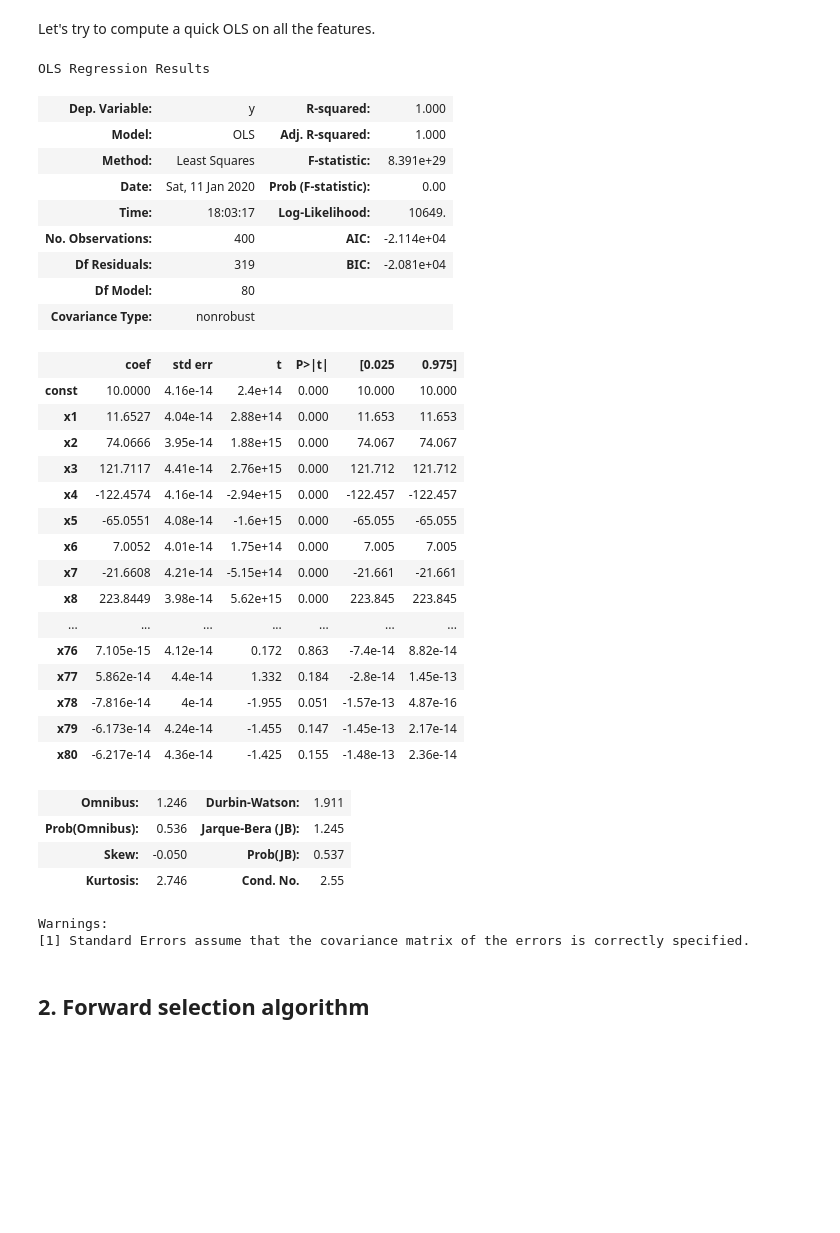
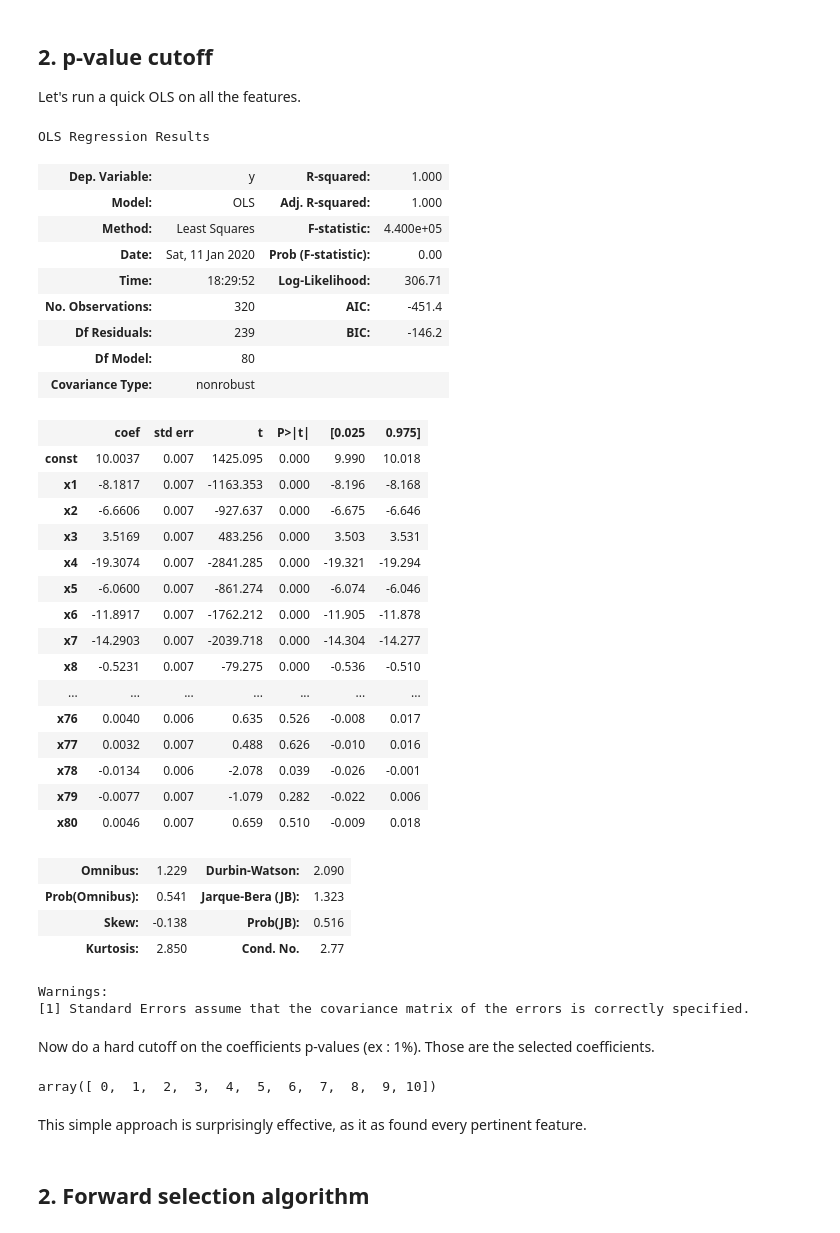
Before and after one commit to oulianov/linear-models, a Jupyter notebook: Feature selection.ipynb, the cells around one changed output. Cells and saved outputs as stored; diff of their text form; code cells hidden in the pictures; blank space fills up the shorter version.

```diff
--- a/Feature selection.ipynb
+++ b/Feature selection.ipynb
@@ -33,7 +34,8 @@ m = 80
 
 X = np.random.normal(size=(n, m))
 
-a = 10
-b = 100*np.random.normal(size=10)
+a = 10 # intercept
+b = 10*np.random.normal(size=10)
 y = a + X[:,:10].dot(b)
+y = y + np.random.normal(size=n)*0.1
 # %% [markdown]
@@ -47,57 +55,66 @@ plt.plot(X[:, np.argmax(b)], y, '.')
 # %% [markdown]
-Let's try to compute a quick OLS on all the features.
+## 2. p-value cutoff
+
+Let's run a quick OLS on all the features.
 # %%
 def add_1(X):
     n = X.shape[0]
     i = np.ones((n,1))
     return np.concatenate((i, X), axis=1)
 
 def run_OLS(X, y, const=True):
     """Performs an OLS regression using the module statsmodel."""
     if const:
         model = OLS(y, add_1(X), hasconst=True).fit()
     else:
         model = OLS(y, X).fit()
     return model
 
-
-
-X_train, X_test, y_train, y_test = train_test_split(X, y, test_size=0.2)
-
-run_OLS(X, y).summary()
+model = run_OLS(X_train, y_train)
+model.summary()
 # %% [output]
 OLS Regression Results
 | Dep. Variable: | y | R-squared: | 1.000 |
 | Model: | OLS | Adj. R-squared: | 1.000 |
-| Method: | Least Squares | F-statistic: | 8.391e+29 |
+| Method: | Least Squares | F-statistic: | 4.400e+05 |
 | Date: | Sat, 11 Jan 2020 | Prob (F-statistic): | 0.00 |
-| Time: | 18:03:17 | Log-Likelihood: | 10649. |
-| No. Observations: | 400 | AIC: | -2.114e+04 |
-| Df Residuals: | 319 | BIC: | -2.081e+04 |
+| Time: | 18:29:52 | Log-Likelihood: | 306.71 |
+| No. Observations: | 320 | AIC: | -451.4 |
+| Df Residuals: | 239 | BIC: | -146.2 |
 | Df Model: | 80 |  |  |
 | Covariance Type: | nonrobust |  |  |
 |  | coef | std err | t | P>|t| | [0.025 | 0.975] |
-| const | 10.0000 | 4.16e-14 | 2.4e+14 | 0.000 | 10.000 | 10.000 |
-| x1 | 11.6527 | 4.04e-14 | 2.88e+14 | 0.000 | 11.653 | 11.653 |
-| x2 | 74.0666 | 3.95e-14 | 1.88e+15 | 0.000 | 74.067 | 74.067 |
-| x3 | 121.7117 | 4.41e-14 | 2.76e+15 | 0.000 | 121.712 | 121.712 |
-| x4 | -122.4574 | 4.16e-14 | -2.94e+15 | 0.000 | -122.457 | -122.457 |
-| x5 | -65.0551 | 4.08e-14 | -1.6e+15 | 0.000 | -65.055 | -65.055 |
-| x6 | 7.0052 | 4.01e-14 | 1.75e+14 | 0.000 | 7.005 | 7.005 |
-| x7 | -21.6608 | 4.21e-14 | -5.15e+14 | 0.000 | -21.661 | -21.661 |
-| x8 | 223.8449 | 3.98e-14 | 5.62e+15 | 0.000 | 223.845 | 223.845 |
+| const | 10.0037 | 0.007 | 1425.095 | 0.000 | 9.990 | 10.018 |
+| x1 | -8.1817 | 0.007 | -1163.353 | 0.000 | -8.196 | -8.168 |
+| x2 | -6.6606 | 0.007 | -927.637 | 0.000 | -6.675 | -6.646 |
+| x3 | 3.5169 | 0.007 | 483.256 | 0.000 | 3.503 | 3.531 |
+| x4 | -19.3074 | 0.007 | -2841.285 | 0.000 | -19.321 | -19.294 |
+| x5 | -6.0600 | 0.007 | -861.274 | 0.000 | -6.074 | -6.046 |
+| x6 | -11.8917 | 0.007 | -1762.212 | 0.000 | -11.905 | -11.878 |
+| x7 | -14.2903 | 0.007 | -2039.718 | 0.000 | -14.304 | -14.277 |
+| x8 | -0.5231 | 0.007 | -79.275 | 0.000 | -0.536 | -0.510 |
 | ... | ... | ... | ... | ... | ... | ... |
-| x76 | 7.105e-15 | 4.12e-14 | 0.172 | 0.863 | -7.4e-14 | 8.82e-14 |
-| x77 | 5.862e-14 | 4.4e-14 | 1.332 | 0.184 | -2.8e-14 | 1.45e-13 |
-| x78 | -7.816e-14 | 4e-14 | -1.955 | 0.051 | -1.57e-13 | 4.87e-16 |
-| x79 | -6.173e-14 | 4.24e-14 | -1.455 | 0.147 | -1.45e-13 | 2.17e-14 |
-| x80 | -6.217e-14 | 4.36e-14 | -1.425 | 0.155 | -1.48e-13 | 2.36e-14 |
+| x76 | 0.0040 | 0.006 | 0.635 | 0.526 | -0.008 | 0.017 |
+| x77 | 0.0032 | 0.007 | 0.488 | 0.626 | -0.010 | 0.016 |
+| x78 | -0.0134 | 0.006 | -2.078 | 0.039 | -0.026 | -0.001 |
+| x79 | -0.0077 | 0.007 | -1.079 | 0.282 | -0.022 | 0.006 |
+| x80 | 0.0046 | 0.007 | 0.659 | 0.510 | -0.009 | 0.018 |
-| Omnibus: | 1.246 | Durbin-Watson: | 1.911 |
-| Prob(Omnibus): | 0.536 | Jarque-Bera (JB): | 1.245 |
-| Skew: | -0.050 | Prob(JB): | 0.537 |
-| Kurtosis: | 2.746 | Cond. No. | 2.55 |
+| Omnibus: | 1.229 | Durbin-Watson: | 2.090 |
+| Prob(Omnibus): | 0.541 | Jarque-Bera (JB): | 1.323 |
+| Skew: | -0.138 | Prob(JB): | 0.516 |
+| Kurtosis: | 2.850 | Cond. No. | 2.77 |
 Warnings:
 [1] Standard Errors assume that the covariance matrix of the errors is correctly specified.
+# %% [markdown]
+Now do a hard cutoff on the coefficients p-values (ex : 1%). Those are the selected coefficients.
+# %%
+selected_variables = np.array(list(range(m+1)))[model.pvalues < 0.01]
+
+selected_variables
+# %% [output]
+array([ 0,  1,  2,  3,  4,  5,  6,  7,  8,  9, 10])
+# %% [markdown]
+This simple approach is surprisingly effective, as it as found every pertinent feature.
 # %% [markdown]
 ## 2. Forward selection algorithm
 # %%
```
Also changed, not shown: parts of 10 cells of this notebook.
